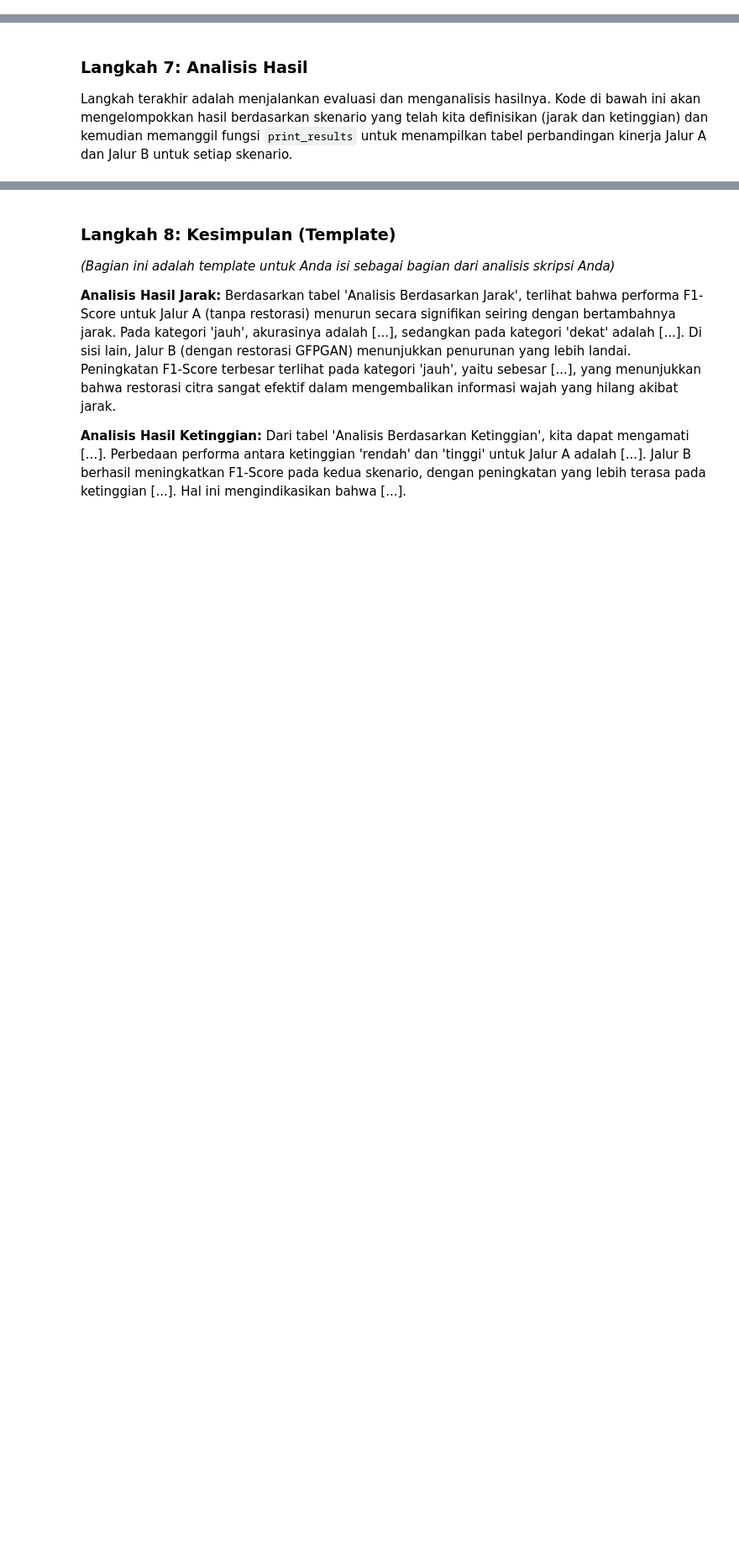
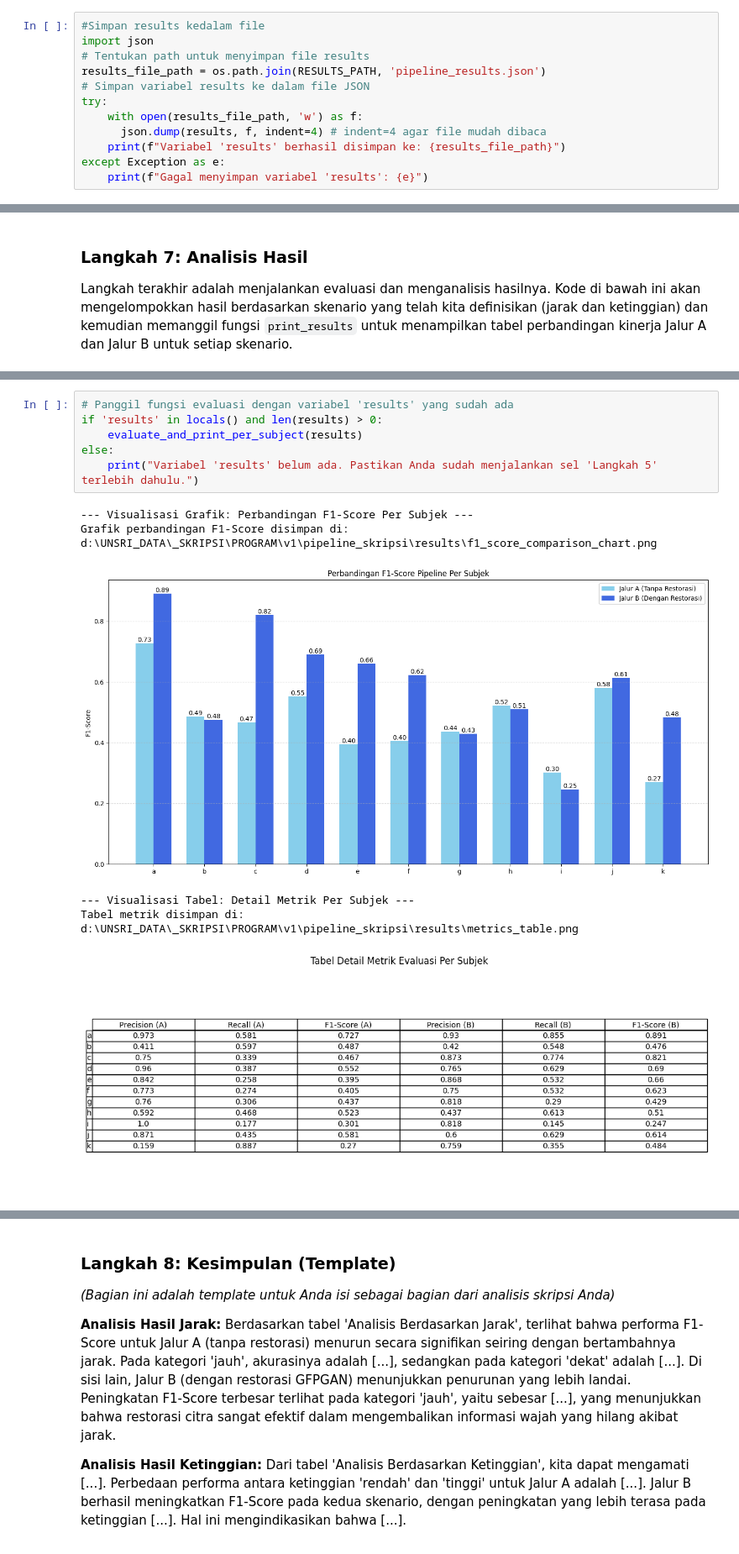
Before and after one commit to SiPilip/v1_rekognisi_wajah_dengan_citra_rendah, a Jupyter notebook: pipeline_skripsi/pipeline_skripsi.ipynb, the cells around one changed output, grey strips where cells are left out. Shown at 84% size. Saved outputs shown, nothing was run; the diff lists cells and outputs as text; blank space fills up the shorter version.

```diff
--- a/pipeline_skripsi/pipeline_skripsi.ipynb
+++ b/pipeline_skripsi/pipeline_skripsi.ipynb
@@ -319,0 +324,12 @@ Memulai pemrosesan 1364 citra uji...
+# %%
+#Simpan results kedalam file
+import json
+# Tentukan path untuk menyimpan file results
+results_file_path = os.path.join(RESULTS_PATH, 'pipeline_results.json')
+# Simpan variabel results ke dalam file JSON
+try:
+    with open(results_file_path, 'w') as f:
+      json.dump(results, f, indent=4) # indent=4 agar file mudah dibaca
+    print(f"Variabel 'results' berhasil disimpan ke: {results_file_path}")
+except Exception as e:
+    print(f"Gagal menyimpan variabel 'results': {e}")
@@ -387,0 +529,13 @@ print_results("Analisis Berdasarkan Ketinggian", metrics_by_height)
+# %%
+# Panggil fungsi evaluasi dengan variabel 'results' yang sudah ada
+if 'results' in locals() and len(results) > 0:
+    evaluate_and_print_per_subject(results)
+else:
+    print("Variabel 'results' belum ada. Pastikan Anda sudah menjalankan sel 'Langkah 5' terlebih dahulu.")
+# %% [output]
+--- Visualisasi Grafik: Perbandingan F1-Score Per Subjek ---
+Grafik perbandingan F1-Score disimpan di: d:\UNSRI_DATA\_SKRIPSI\PROGRAM\v1\pipeline_skripsi\results\f1_score_comparison_chart.png
+[figure, added]
+--- Visualisasi Tabel: Detail Metrik Per Subjek ---
+Tabel metrik disimpan di: d:\UNSRI_DATA\_SKRIPSI\PROGRAM\v1\pipeline_skripsi\results\metrics_table.png
+[figure, added]
```
Also changed, not shown: parts of 6 cells of this notebook.
